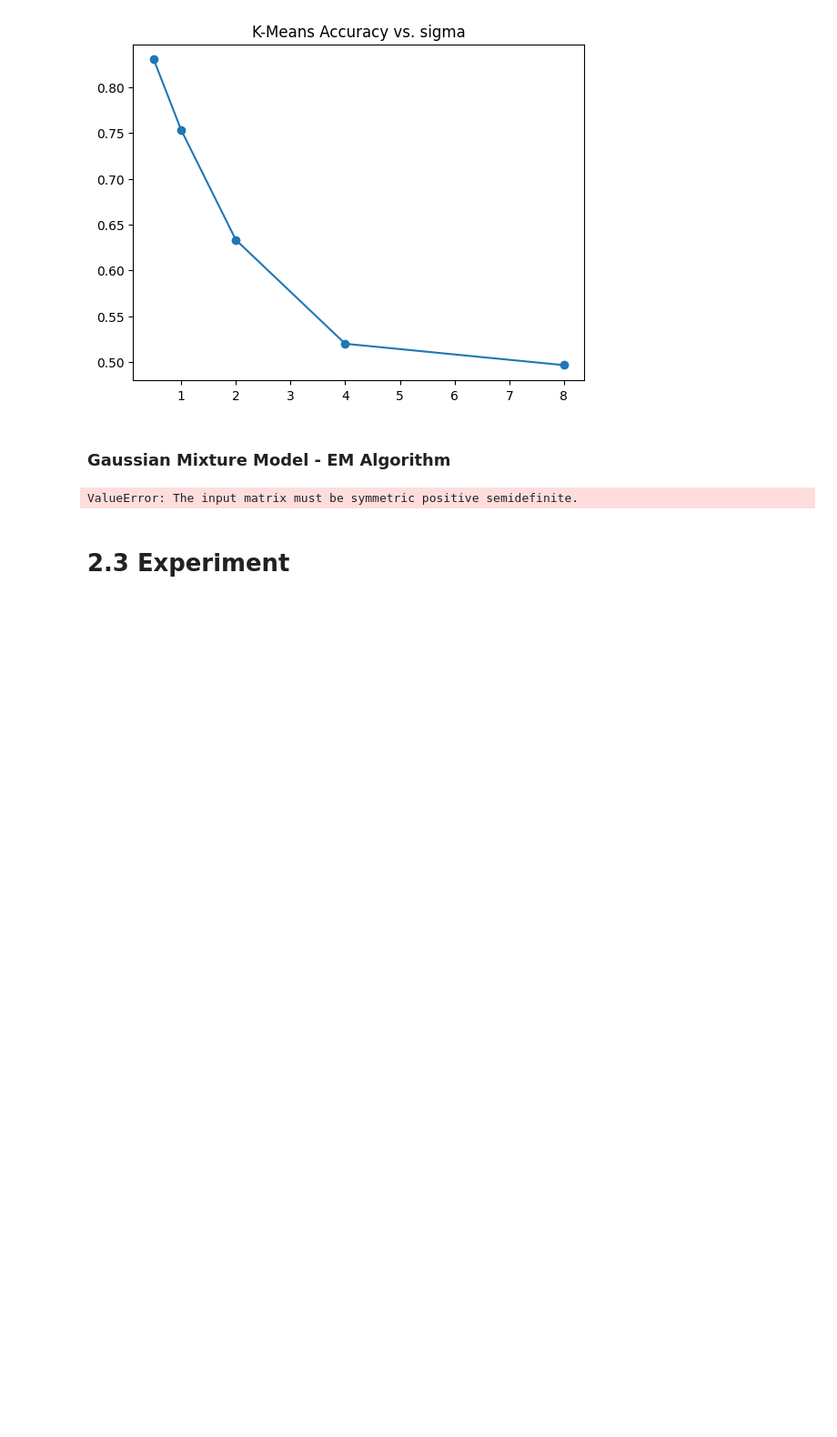
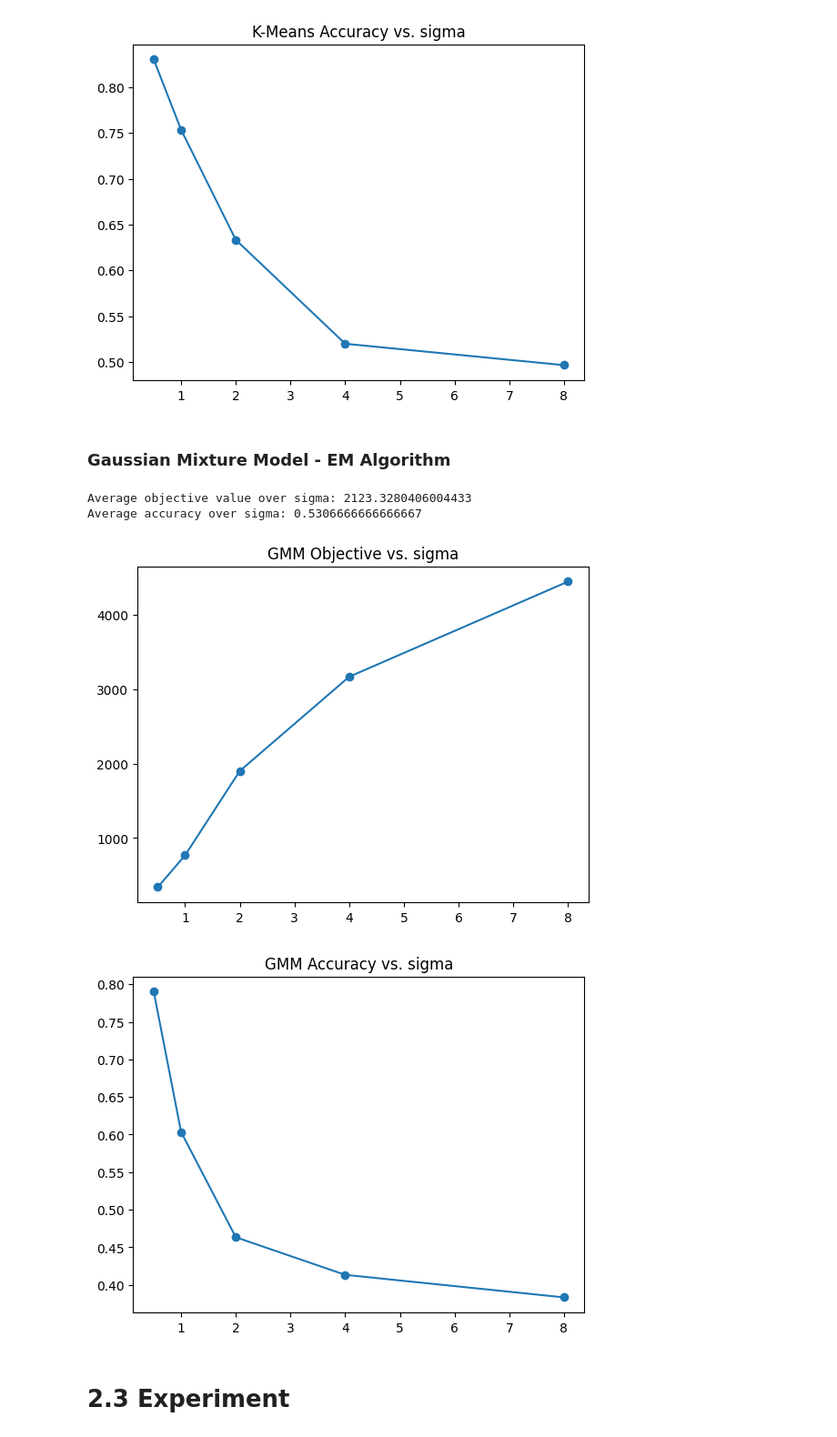
Before and after one commit to manasdtrivedi/CS760-Machine-Learning, a Jupyter notebook: Unsupervised/KMeans_GMM_PCA.ipynb, the cells around one changed output. Shown: that part at 91% size. Cells and saved outputs as stored; diff of their text form; code cells hidden in the pictures; blank space fills up the shorter version.

```diff
--- a/Unsupervised/KMeans_GMM_PCA.ipynb
+++ b/Unsupervised/KMeans_GMM_PCA.ipynb
@@ -85,19 +90,15 @@ def get_gmm_labels(points, mu_0, mu_1, mu_2, sigma_0, sigma_1, sigma_2, pi_0, pi
 
     labels = np.full(len(points), -1)
 
-    for i,point in np.ndenumerate(points):
-
-        # mvn_0 = multivariate_normal(mean=mu_0, cov=sigma_0, allow_singular=True)
-        # mvn_1 = multivariate_normal(mean=mu_1, cov=sigma_1, allow_singular=True)
-        # mvn_2 = multivariate_normal(mean=mu_2, cov=sigma_2, allow_singular=True)
+    for i in range(len(points)):
 
         mvn_0 = multivariate_normal(mean=mu_0, cov=sigma_0)
         mvn_1 = multivariate_normal(mean=mu_1, cov=sigma_1)
         mvn_2 = multivariate_normal(mean=mu_2, cov=sigma_2)
 
-        prob_of_ith_point_under_dist_0 = pi_0 * mvn_0.pdf(point)
-        prob_of_ith_point_under_dist_1 = pi_1 * mvn_1.pdf(point)
-        prob_of_ith_point_under_dist_2 = pi_2 * mvn_2.pdf(point)
+        prob_of_ith_point_under_dist_0 = pi_0 * mvn_0.pdf(points[i])
+        prob_of_ith_point_under_dist_1 = pi_1 * mvn_1.pdf(points[i])
+        prob_of_ith_point_under_dist_2 = pi_2 * mvn_2.pdf(points[i])
 
         if prob_of_ith_point_under_dist_0 < prob_of_ith_point_under_dist_1:
             if prob_of_ith_point_under_dist_1 < prob_of_ith_point_under_dist_2:
@@ -201,40 +212,36 @@ def gmm(points):
 # %%
 list_objective_gmm = []
 list_accuracy_gmm = []
 
 list_of_sigma = [0.5, 1, 2, 4, 8]
 
 for sigma in list_of_sigma:
 
-    # sigma = 0
-    cluster_a_points = np.random.multivariate_normal(np.array([-1, -1]), sigma * np.array([[2, 0.5], [0.5, 1]]), 5)
-    cluster_b_points = np.random.multivariate_normal(np.array([1, -1]), sigma * np.array([[1, -0.5], [-0.5, 2]]), 5)
-    cluster_c_points = np.random.multivariate_normal(np.array([0, 1]), sigma * np.array([[1, 0], [0, 2]]), 5)
+    cluster_a_points = np.random.multivariate_normal(np.array([-1, -1]), sigma * np.array([[2, 0.5], [0.5, 1]]), 100)
+    cluster_b_points = np.random.multivariate_normal(np.array([1, -1]), sigma * np.array([[1, -0.5], [-0.5, 2]]), 100)
+    cluster_c_points = np.random.multivariate_normal(np.array([0, 1]), sigma * np.array([[1, 0], [0, 2]]), 100)
 
     points = np.concatenate((cluster_a_points, cluster_b_points, cluster_c_points))
-
-    objective_kmeans, accuracy_kmeans = kmeans(points)
-    list_objective_kmeans.append(objective_kmeans)
-    list_accuracy_kmeans.append(accuracy_kmeans)
 
     objective_gmm, accuracy_gmm = gmm(points)
     list_objective_gmm.append(objective_gmm)
     list_accuracy_gmm.append(accuracy_gmm)
 
-plt.plot(list_of_sigma, list_objective_kmeans)
-plt.scatter(list_of_sigma, list_objective_kmeans)
-plt.show()
-plt.plot(list_of_sigma, list_accuracy_kmeans)
-plt.scatter(list_of_sigma, list_accuracy_kmeans)
-plt.show()
+print(f"Average objective value over sigma: {sum(list_objective_gmm) / len(list_objective_gmm)}")
+print(f"Average accuracy over sigma: {sum(list_accuracy_gmm) / len(list_accuracy_gmm)}")
 plt.plot(list_of_sigma, list_objective_gmm)
 plt.scatter(list_of_sigma, list_objective_gmm)
+plt.title('GMM Objective vs. sigma')
 plt.show()
 plt.plot(list_of_sigma, list_accuracy_gmm)
 plt.scatter(list_of_sigma, list_accuracy_gmm)
+plt.title('GMM Accuracy vs. sigma')
 plt.show()
 # %% [output]
-ValueError: The input matrix must be symmetric positive semidefinite.
+Average objective value over sigma: 2123.3280406004433
+Average accuracy over sigma: 0.5306666666666667
+[figure, added]
+[figure, added]
 # %% [markdown]
 # 2.3 Experiment
 # %% [markdown]
```
Also changed, not shown: parts of 3 cells of this notebook.
